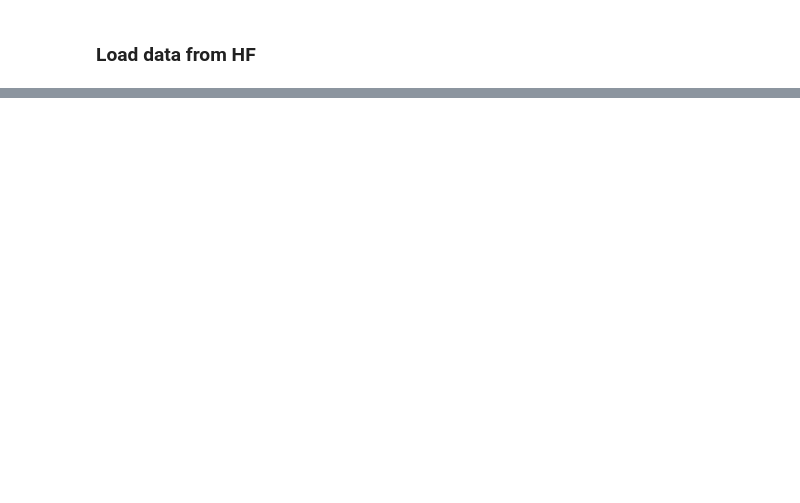
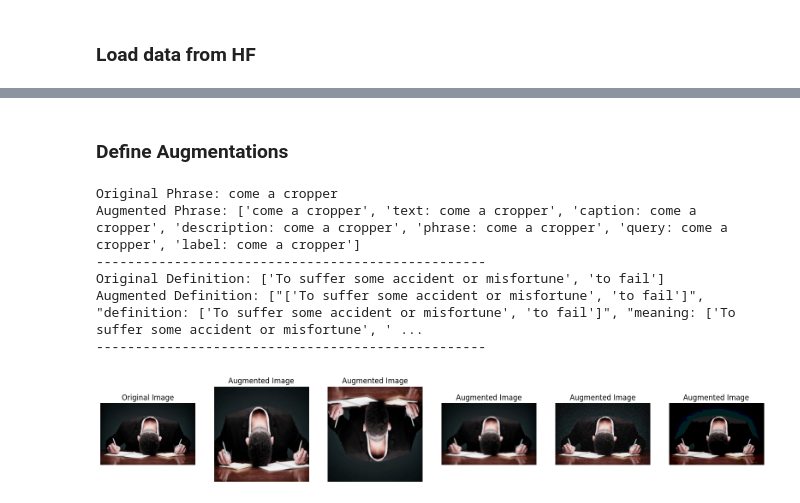
Before and after one commit to Vascorn/RePercENT, a Jupyter notebook: notebooks/irfl.ipynb, the cells around one changed output, grey strips where cells are left out. Cells and saved outputs as stored; diff of their text form; code cells hidden in the pictures; blank space fills up the shorter version.

```diff
--- a/notebooks/irfl.ipynb
+++ b/notebooks/irfl.ipynb
@@ -264,0 +950,4 @@ ValueError: unknown url type: '4077583762211891944536167124663466583373740721377
+# %%
+# Load datasets
+test_df = pd.read_csv(os.path.join(datasets_path, "IRFL_test_detect_dataset.csv"))
+train_df = pd.read_csv(os.path.join(datasets_path, "IRFL_train_dataset.csv"))
@@ -264,0 +1327,44 @@ ValueError: unknown url type: '4077583762211891944536167124663466583373740721377
+# %% [markdown]
+### Define Augmentations
+# %%
+def_augment = make_definition_augmentation_function()
+image_augment = make_image_augmentation_function()
+phrase_augment = make_text_augmentation_function()
+
+# visualize some augmentation examples
+for example in train_df.sample(1).itertuples():
+    phrase = example.phrase
+    definition = json.loads(example.definition)
+    image = get_image(example.uuid)
+
+    augmented_phrase = phrase_augment(phrase)
+    augmented_definition = def_augment(definition)
+    augmented_images = image_augment(image)
+
+    print(f"Original Phrase: {phrase}")
+    print(f"Augmented Phrase: {augmented_phrase}")
+    print("--------------------------------------------------")
+    print(f"Original Definition: {definition}")
+    print(f"Augmented Definition: {augmented_definition}")
+    print("--------------------------------------------------")
+    plt.figure(figsize=(20, 6))
+    plt.subplot(1, len(augmented_images) + 1, 1)
+    plt.title("Original Image")
+    plt.imshow(image)
+    plt.axis('off')
+
+    for i in range(len(augmented_images)):
+        plt.subplot(1, len(augmented_images) + 1, i + 2)
+        plt.title("Augmented Image")
+        plt.imshow(augmented_images[i])
+        plt.axis('off')
+
+    plt.show()
+# %% [output]
+Original Phrase: come a cropper
+Augmented Phrase: ['come a cropper', 'text: come a cropper', 'caption: come a cropper', 'description: come a cropper', 'phrase: come a cropper', 'query: come a cropper', 'label: come a cropper']
+--------------------------------------------------
+Original Definition: ['To suffer some accident or misfortune', 'to fail']
+Augmented Definition: ["['To suffer some accident or misfortune', 'to fail']", "definition: ['To suffer some accident or misfortune', 'to fail']", "meaning: ['To suffer some accident or misfortune', ' ...
+--------------------------------------------------
+[figure, added]
```
Also changed, not shown: parts of 62 cells of this notebook, 8 other files.
